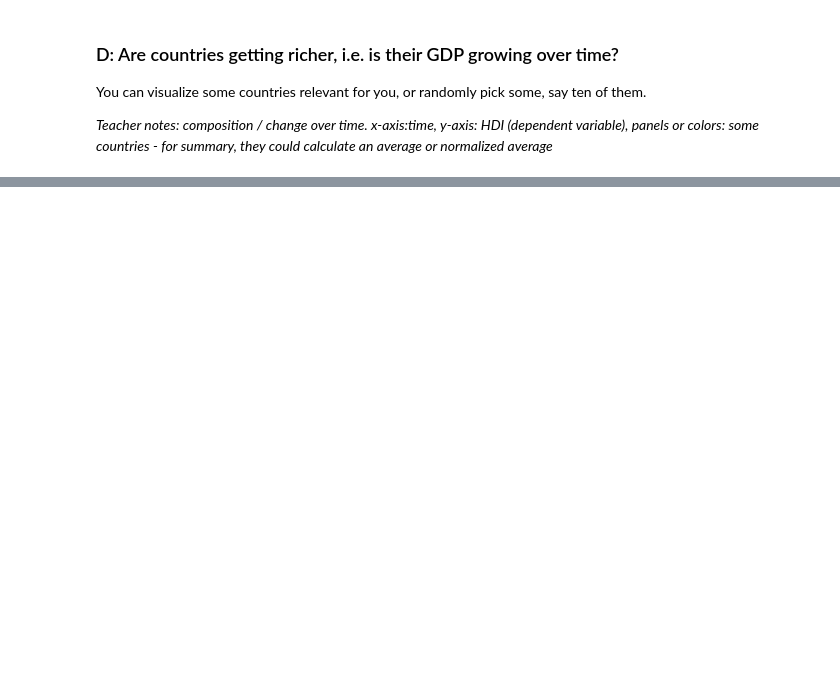
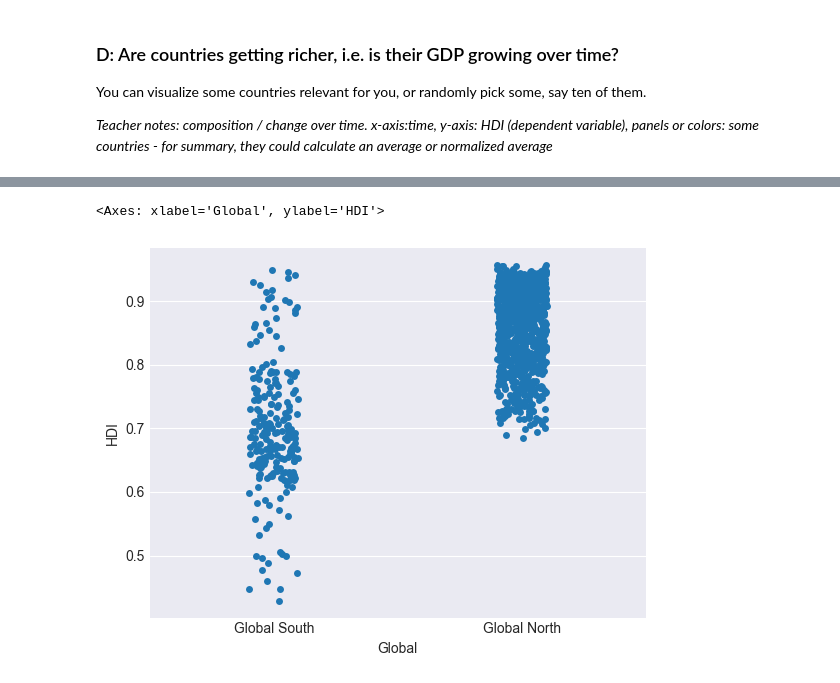
Before and after one commit to ASPP/2023-heraklion-dataviz, a Jupyter notebook: exercise-2_sol.ipynb, the cells around one changed output, grey strips where cells are left out. Saved outputs shown, nothing was run; the diff lists cells and outputs as text; code cells hidden in the pictures; blank space fills up the shorter version.

```diff
--- a/exercise-2_sol.ipynb
+++ b/exercise-2_sol.ipynb
@@ -331,3 +354,10 @@ Text(0.5, 0, 'HDI')
+# %%
+# visualizing global north vs. global south with a strip plot, depicting also the mean
+import seaborn as sns
+sns.stripplot(data=df, x="Global", y="HDI")
+# %% [output]
+<Axes: xlabel='Global', ylabel='HDI'>
+[figure, added]
 # %%
 # visualizing global north vs. global south, with a bar plot + error bars depicting the standard dev.
 fig, ax = plt.subplots(figsize=(6, 6))
```
Also changed, not shown: parts of 11 cells of this notebook.
